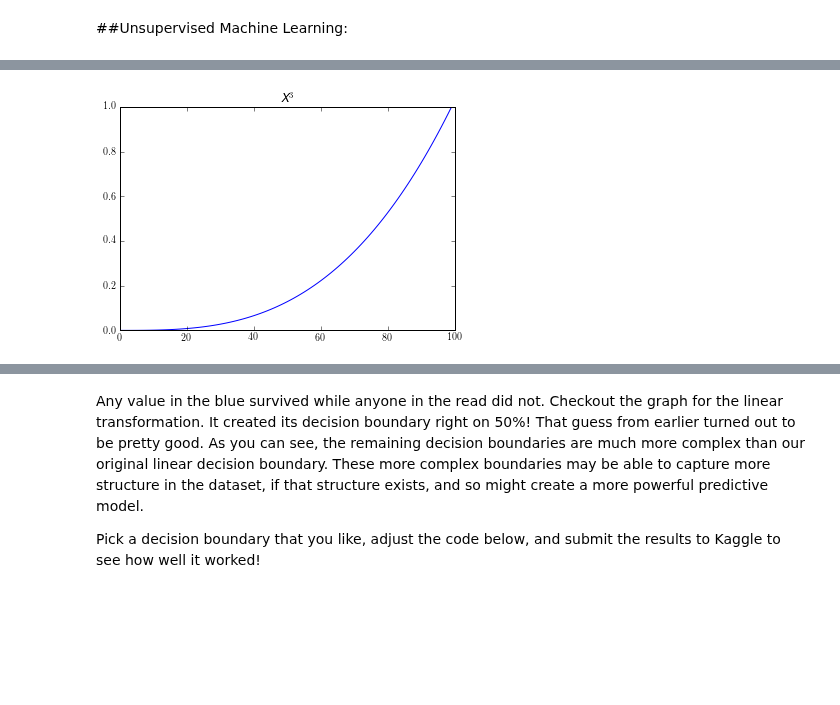
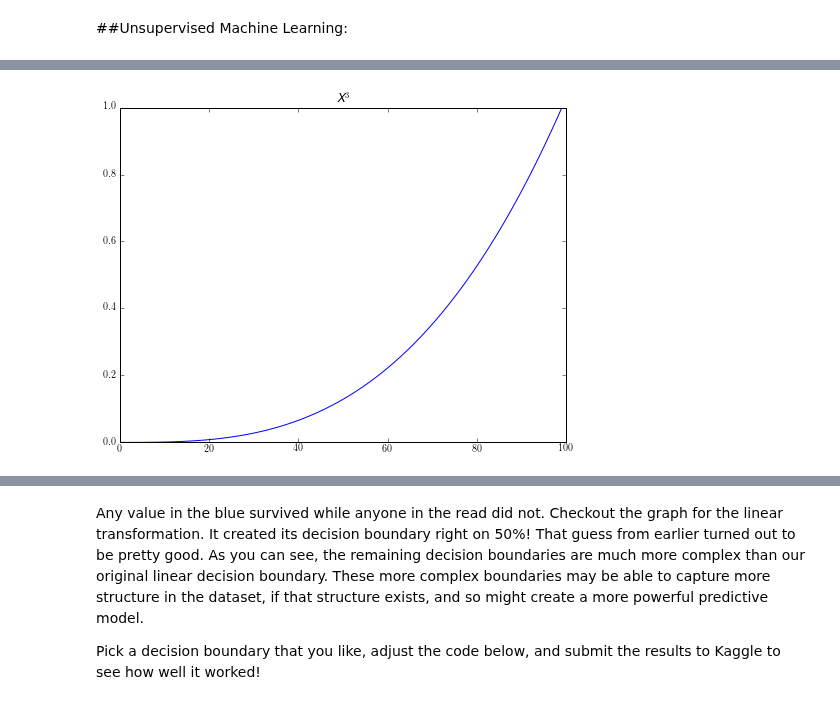
Before and after one commit to agconti/kaggle-titanic, a Jupyter notebook: Titanic.ipynb, the cells around one changed output, grey strips where cells are left out. Cells and saved outputs as stored; diff of their text form; code cells hidden in the pictures; blank space fills up the shorter version.

```diff
--- a/Titanic.ipynb
+++ b/Titanic.ipynb
@@ -479,13 +479,13 @@ This process of transforming models so that they can be better expressed in a di
 # %%
 from matplotlib import pyplot
 #pyplot.xkcd()
-plt.figure(dpi=3200)
+plt.figure(figsize(8,),dpi=3200)
 matplotlib.rc('text', usetex=True)
 plot(np.power(np.linspace(0,1,100), np.repeat(3, 100)))
 title(r'\textit{X^3}')
 savefig('x3.png', bbox_inches='tight')
 # %% [output]
-[figure, old version]
+[figure, new version]
 # %%
 plt.figure(dpi=3200)
 loglog(np.power(np.linspace(0,1,100), np.repeat(3, 100)))
```
Also changed, not shown: parts of 12 cells of this notebook.
